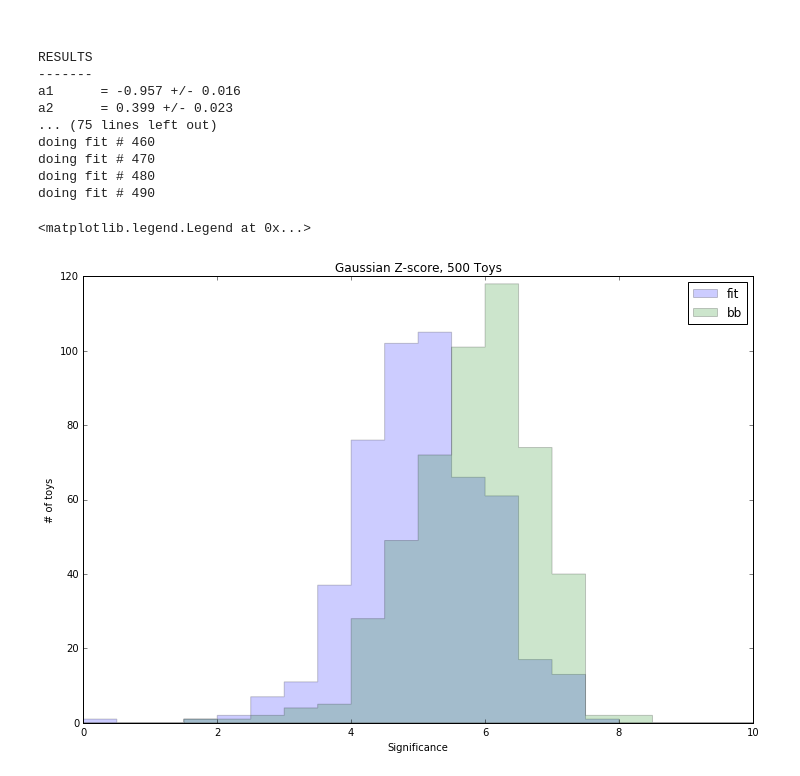
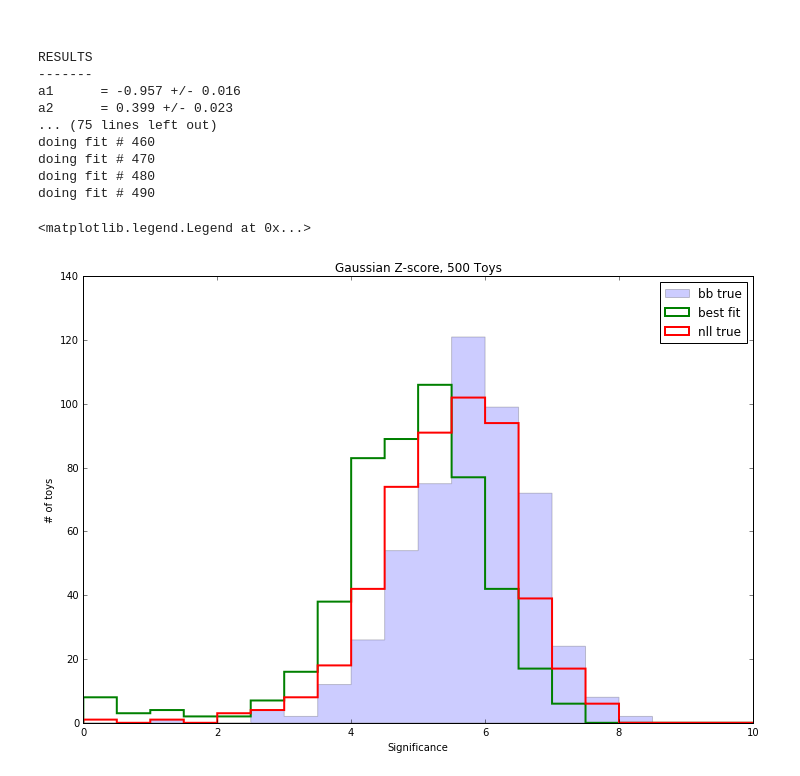
Before and after one commit to pollackscience/BayesianBlocks, a Jupyter notebook: bb/hep/hgg_writeup.ipynb, the cells around one changed output. Drawn from its saved outputs; the diff is of its cells as text; code cells hidden in the pictures.

```diff
--- a/bb/hep/hgg_writeup.ipynb
+++ b/bb/hep/hgg_writeup.ipynb
@@ -319,12 +317,14 @@ doing fit # 470
 doing fit # 480
 doing fit # 490
 # %%
-hist(signif_fit_hist,20,alpha=0.2, range=(0,10), histtype='stepfilled', label='fit')
-hist(signif_bb_hist,20,alpha=0.2, range=(0,10), histtype='stepfilled', label='bb')
+hist(signif_bb_true_hist,20, range=(0,10), alpha=0.2, histtype='stepfilled', label='bb true')
+hist(signif_nll_fit_hist,20, range=(0,10), linewidth=2, histtype='step', label='best fit')
+hist(signif_nll_true_hist,20, linewidth=2, range=(0,10), histtype='step', label='nll true')
+#hist(signif_bb_toy_hist,20, linewidth=2,range=(0,10), histtype='step', label='bb toy')
 plt.title('Gaussian Z-score, 500 Toys')
 plt.xlabel('Significance')
 plt.ylabel('# of toys')
 plt.legend()
 # %% [output]
 <matplotlib.legend.Legend at 0x...>
-[figure, old version]
+[figure, new version]
```
Also changed, not shown: parts of 2 cells of this notebook, 1 other file.
